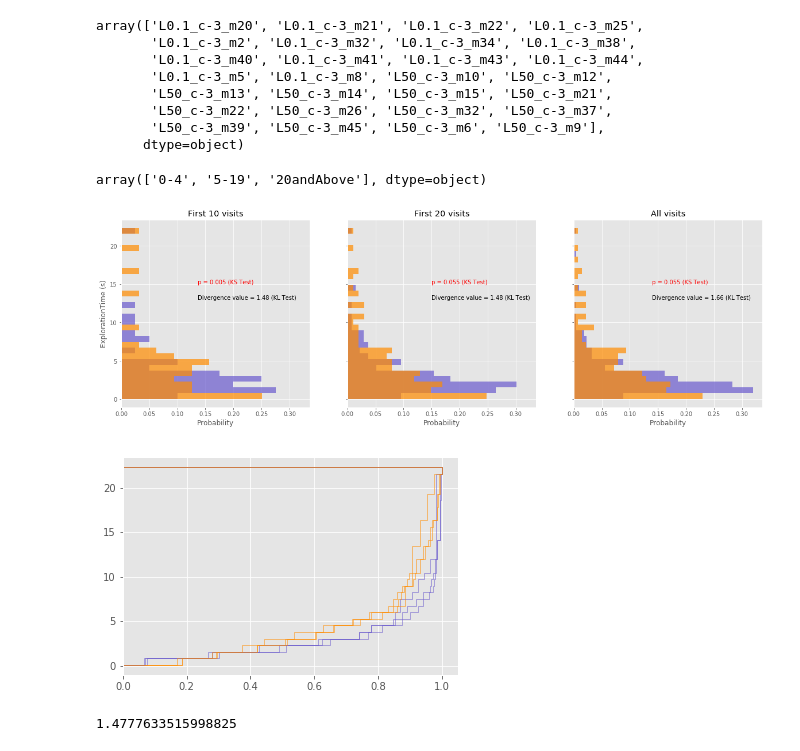
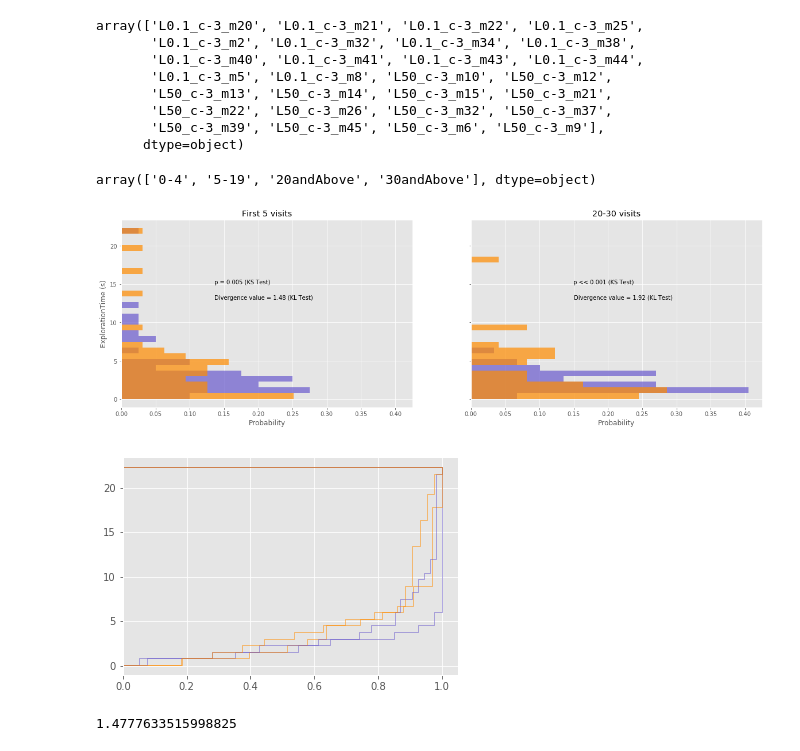
Before and after one commit to itsMahad/ManducaMultiSenseFeeding, a Jupyter notebook: Learning_Curves_And_Probability_Distributions_Git.ipynb, the cells around one changed output. Saved outputs shown, nothing was run; the diff lists cells and outputs as text; code cells hidden in the pictures.

```diff
--- a/Learning_Curves_And_Probability_Distributions_Git.ipynb
+++ b/Learning_Curves_And_Probability_Distributions_Git.ipynb
@@ -99,7 +99,7 @@ plt.legend()
 # new_column = binLabel
 
 notoutliers['binLabel'] = ['0-4' if value <=4
-                           else ('5-19' if (value > 4) & (value <= 19) else '20andAbove')
+                           else ('5-19' if (value > 4) & (value <= 19) else '20andAbove' if (value > 19) & (value <= 29) else '30andAbove')
                            for value in notoutliers['trialNum']]
 
 notoutliers['lightLevel'] = ['low' if 'L0.1' in value
@@ -137,57 +137,57 @@ array(['L0.1_c-3_m20', 'L0.1_c-3_m21', 'L0.1_c-3_m22', 'L0.1_c-3_m25',
 # %%
 notoutliers.binLabel.unique()
 # %% [output]
-array(['0-4', '5-19', '20andAbove'], dtype=object)
+array(['0-4', '5-19', '20andAbove', '30andAbove'], dtype=object)
 # %%
-fig, ax = plt.subplots(1,3, figsize = (20,6), sharex = True, sharey = True)
+fig, ax = plt.subplots(1,2, figsize = (20,6), sharex = True, sharey = True)
 ax = ax.ravel()
 
 
 hist_5_lowlight, _, _ = ax[0].hist(notoutliers.DiscoveryTime[(notoutliers.name.str.contains('L0.1_')) &
                                      (notoutliers.binLabel == '0-4')].values,
            bins, orientation='horizontal', alpha = 0.7, color = 'slateblue', density = True)
 hist_5_Highlight, _, _ = ax[0].hist(notoutliers.DiscoveryTime[(notoutliers.name.str.contains('L50_')) &
                                      (notoutliers.binLabel == '0-4')].values,
            bins, orientation='horizontal', alpha = 0.7, color = 'darkorange', density = True)
-ax[0].set_title('First 10 visits')
-ax[0].text(0.1335, 15, ' p = 0.005 (KS Test)', color = 'r' )
+ax[0].set_title('First 5 visits')
+ax[0].text(0.1335, 15, ' p = 0.005 (KS Test)', color = 'k' )
 ax[0].text(0.136, 13, 'Divergence value = 1.48 (KL Test)')
 hist_20_lowlight, _, _ = ax[1].hist(notoutliers.DiscoveryTime[(notoutliers.name.str.contains('L0.1_')) &
-                                     (notoutliers.binLabel != '20andAbove')].values,
+                                     (notoutliers.binLabel == '20andAbove')].values,
            bins, orientation='horizontal', alpha = 0.7, color = 'slateblue', density = True)
 hist_20_highlight, _, _ = ax[1].hist(notoutliers.DiscoveryTime[(notoutliers.name.str.contains('L50_')) &
-                                     (notoutliers.binLabel != '20andAbove')].values,
+                                     (notoutliers.binLabel == '20andAbove')].values,
            bins, orientation='horizontal', alpha = 0.7, color = 'darkorange', density = True)
-ax[1].set_title('First 20 visits')
-ax[1].text(0.147, 15, ' p = 0.055 (KS Test)', color = 'r' )
-ax[1].text(0.15, 13, 'Divergence value = 1.48 (KL Test)')
+ax[1].set_title('20-30 visits')
+ax[1].text(0.147, 15, ' p << 0.001 (KS Test)', color = 'k' )
+ax[1].text(0.15, 13, 'Divergence value = 1.92 (KL Test)')
 
-hist_all_lowlight,_, _ = ax[2].hist(notoutliers.DiscoveryTime[notoutliers.name.str.contains('L0.1_')].values, bins,
-          orientation='horizontal', alpha = 0.7, color = 'slateblue', density = True)
-hist_all_highlight, _, _ =ax[2].hist(notoutliers.DiscoveryTime[notoutliers.name.str.contains('L50_')].values, bins,
-          orientation='horizontal', alpha = 0.7, color = 'darkorange', density = True)
-ax[2].set_title('All visits')
-ax[2].text(0.136, 15, ' p = 0.055 (KS Test)', color = 'r' )
-ax[2].text(0.14, 13, 'Divergence value = 1.66 (KL Test)')
+# hist_all_lowlight,_, _ = ax[2].hist(notoutliers.DiscoveryTime[notoutliers.name.str.contains('L0.1_')].values, bins,
+#           orientation='horizontal', alpha = 0.7, color = 'slateblue', density = True)
+# hist_all_highlight, _, _ =ax[2].hist(notoutliers.DiscoveryTime[notoutliers.name.str.contains('L50_')].values, bins,
+#           orientation='horizontal', alpha = 0.7, color = 'darkorange', density = True)
+# ax[2].set_title('All visits')
+# ax[2].text(0.136, 15, ' p = 0.055 (KS Test)', color = 'r' )
+# ax[2].text(0.14, 13, 'Divergence value = 1.66 (KL Test)')
 
 
 ax[0].set_ylabel('ExplorationTime (s)')
 ax[0].set_xlabel('Probability')
 ax[1].set_xlabel('Probability')
-ax[2].set_xlabel('Probability')
+# ax[2].set_xlabel('Probability')
 outpath_figg = r'C:\Users\Daniellab\Desktop\Light_level_videos_second_batch\Data\Stats'
-# plt.savefig(outpath_figg + "\\" + 'Stats_Plot_First10Visits.png')
+plt.savefig(outpath_figg + "\\" + 'Stats_Plot_First5Visits_vs_20-30Visits.png')
 # if the plots are normalized to the total number of hits for each window then the size difference in the 20+seconds bin is due to a larger proportion of each condition being from the lower time bins as the moths learn
 # %% [output]
-[figure, old version]
+[figure, new version]
 # %%
 hist_20_lowlight, _, _ = plt.hist(notoutliers.DiscoveryTime[(notoutliers.name.str.contains('L0.1_')) &
-                                     (notoutliers.binLabel != '20andAbove')].values,
+                                     (notoutliers.binLabel == '20andAbove')].values,
         bins, density=True, histtype='step', color = 'slateblue',
         cumulative=True, label='lowLight', orientation = 'horizontal')
 
 hist_20_highlight, _, _ = plt.hist(notoutliers.DiscoveryTime[(notoutliers.name.str.contains('L50_')) &
-                                     (notoutliers.binLabel != '20andAbove')].values,
+                                     (notoutliers.binLabel == '20andAbove')].values,
         bins, density=True, histtype='step', color = 'darkorange',
         cumulative=True, label='highLight', orientation = 'horizontal')
 
@@ -202,15 +202,15 @@ hist_5_highlight, _, _ = plt.hist(notoutliers.DiscoveryTime[(notoutliers.name.st
         bins, density=True, histtype='step', color = 'darkorange',
         cumulative=True, label='highLight', orientation = 'horizontal')
 
-hist_all_lowlight, _, _ = plt.hist(notoutliers.DiscoveryTime[notoutliers.name.str.contains('L0.1_')].values,
-        bins, density=True, histtype='step', color = 'slateblue',
-        cumulative=True, label='lowLight', orientation = 'horizontal')
+# hist_all_lowlight, _, _ = plt.hist(notoutliers.DiscoveryTime[notoutliers.name.str.contains('L0.1_')].values,
+#         bins, density=True, histtype='step', color = 'slateblue',
+#         cumulative=True, label='lowLight', orientation = 'horizontal')
 
-hist_all_highlight, _, _ = plt.hist(notoutliers.DiscoveryTime[notoutliers.name.str.contains('L50_') ].values,
-        bins, density=True, histtype='step', color = 'darkorange',
-        cumulative=True, label='highLight', orientation = 'horizontal')
+# hist_all_highlight, _, _ = plt.hist(notoutliers.DiscoveryTime[notoutliers.name.str.contains('L50_') ].values,
+#         bins, density=True, histtype='step', color = 'darkorange',
+#         cumulative=True, label='highLight', orientation = 'horizontal')
 # %% [output]
-[figure, old version]
+[figure, new version]
 # %%
 def KL(P,Q, epsilon):
 # """ Epsilon is used here to avoid conditional code for
```
Also changed, not shown: parts of 8 cells of this notebook, 2 other files.
